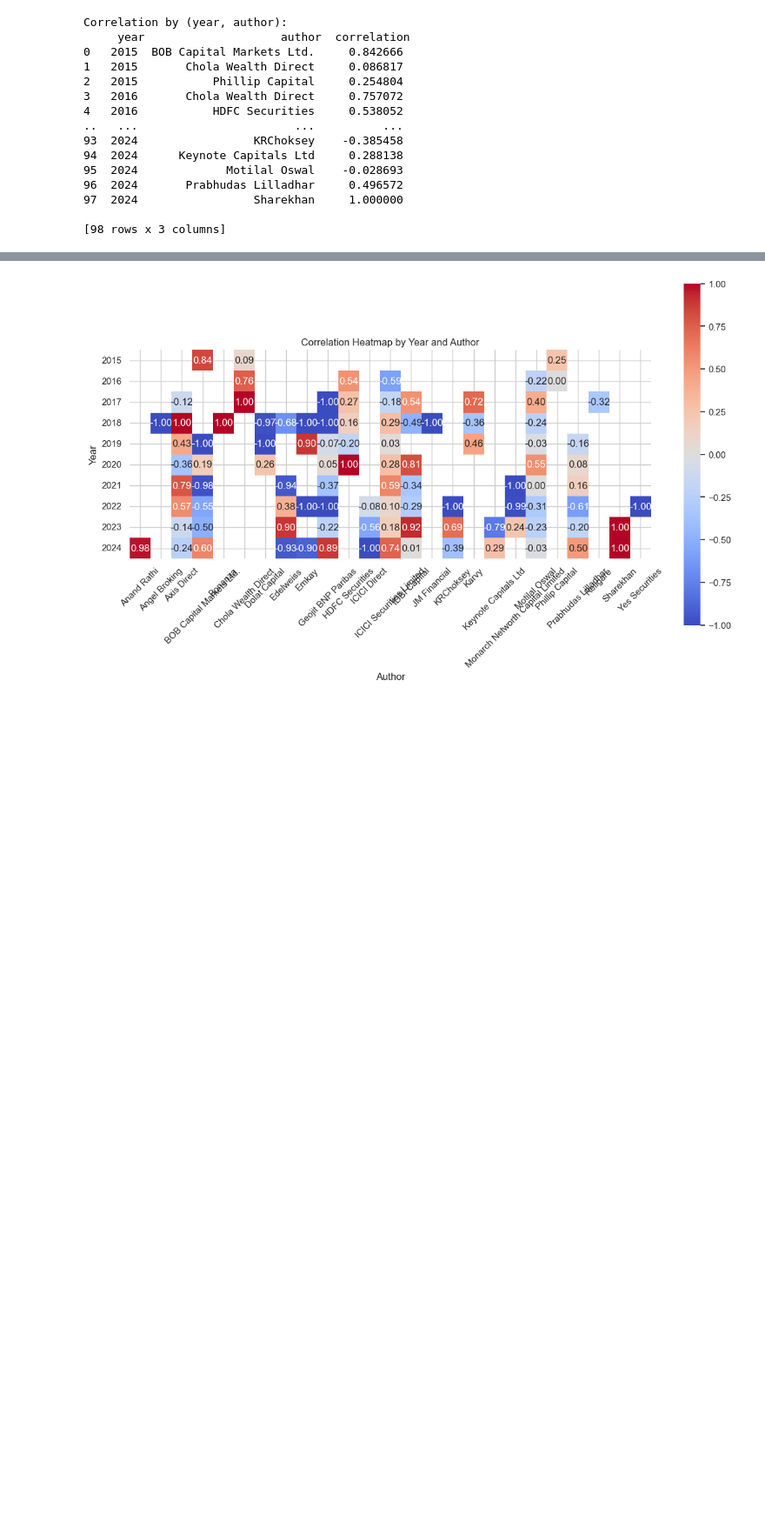
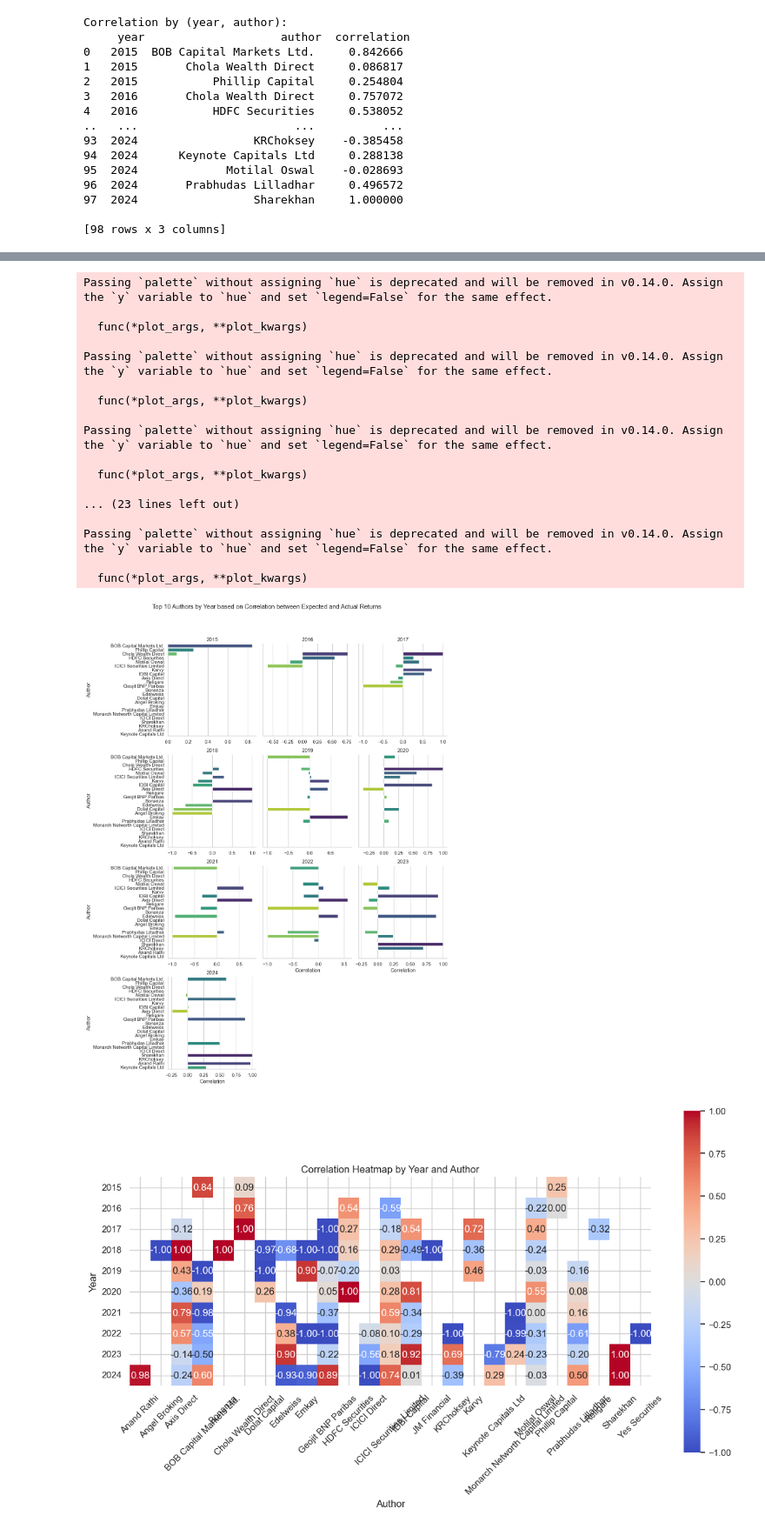
Before and after one commit to Violetcv/CiteSert, a Jupyter notebook: Project_1/Correlations.ipynb, the cells around one changed output, grey strips where cells are left out. Shown at 87% size. Saved outputs shown, nothing was run; the diff lists cells and outputs as text; code cells hidden in the pictures; blank space fills up the shorter version.

Commit message:
Version 1 - Correlations with 2000_analysts_og.csv

```diff
--- a/Project_1/Correlations.ipynb
+++ b/Project_1/Correlations.ipynb
@@ -275,3 +380,41 @@ Correlation by (year, author):
+# %%
+import matplotlib.pyplot as plt
+import seaborn as sns
+
+# Set up the plot style
+sns.set(style="whitegrid")
+
+# Initialize a FacetGrid for each year to display the top 10 authors and their correlations
+g = sns.FacetGrid(top_authors_by_year, col='year', col_wrap=3, height=4, sharex=False, sharey=True)
+g.map_dataframe(sns.barplot, x='correlation', y='author', palette="viridis", orient='h')
+
+# Set the titles and layout
+g.set_titles("{col_name}")
+g.set_axis_labels("Correlation", "Author")
+g.fig.subplots_adjust(top=0.9)
+g.fig.suptitle("Top 10 Authors by Year based on Correlation between Expected and Actual Returns")
+
+# Display the plot
+plt.show()
+# %% [output]
+Passing `palette` without assigning `hue` is deprecated and will be removed in v0.14.0. Assign the `y` variable to `hue` and set `legend=False` for the same effect.
+
+  func(*plot_args, **plot_kwargs)
+
+Passing `palette` without assigning `hue` is deprecated and will be removed in v0.14.0. Assign the `y` variable to `hue` and set `legend=False` for the same effect.
+
+  func(*plot_args, **plot_kwargs)
+
+Passing `palette` without assigning `hue` is deprecated and will be removed in v0.14.0. Assign the `y` variable to `hue` and set `legend=False` for the same effect.
+
+  func(*plot_args, **plot_kwargs)
+
+... (23 lines left out)
+
+Passing `palette` without assigning `hue` is deprecated and will be removed in v0.14.0. Assign the `y` variable to `hue` and set `legend=False` for the same effect.
+
+  func(*plot_args, **plot_kwargs)
+[figure, added]
 # %%
 # Pivot the DataFrame to get a matrix for the heatmap
 heatmap_data = year_author_corr.pivot(index='year', columns='author', values='correlation')
```
Also changed, not shown: parts of 16 cells of this notebook, 2 other files.
